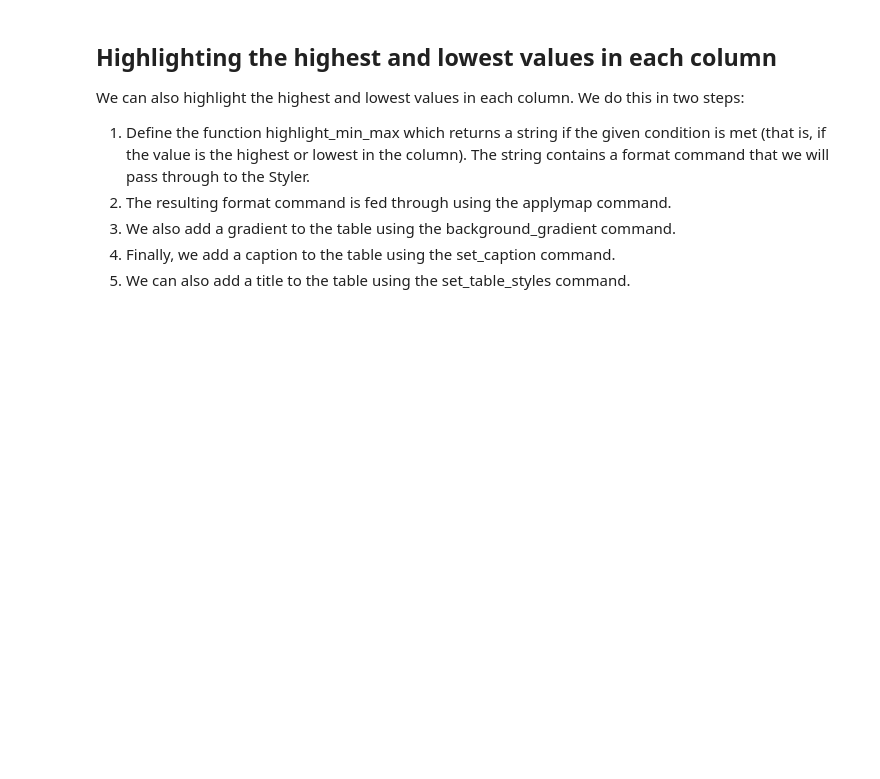
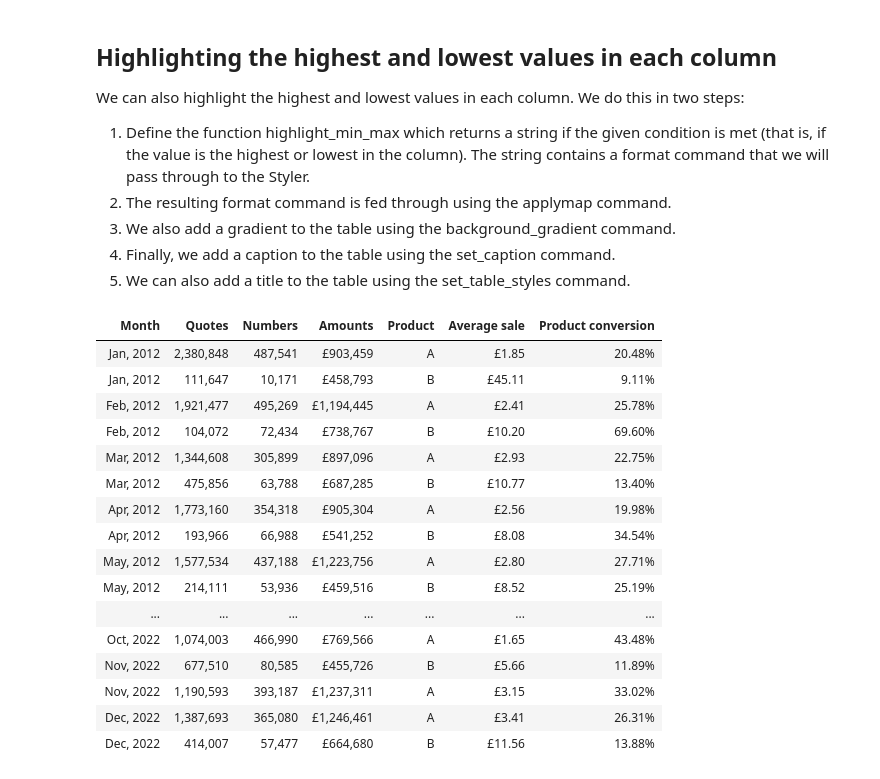
Before and after one commit to jtuchinsky/Datascience-Toolkit, a Jupyter notebook: Pandas/Table Formatting/table_formatting.ipynb, the cells around one changed output. Saved outputs shown, nothing was run; the diff lists cells and outputs as text; code cells hidden in the pictures; blank space fills up the shorter version.

```diff
--- a/Pandas/Table Formatting/table_formatting.ipynb
+++ b/Pandas/Table Formatting/table_formatting.ipynb
@@ -268,28 +268,49 @@ We can also highlight the highest and lowest values in each column. We do this i
 # %%
 def highlight_min_max(value, background_color='yellow'):
     breakpoint()
     # ret = ''
     if value == value.min():
         ret = f'background-color: {background_color}'
     elif value == value.max():
         ret = f'background-color: {background_color}'
     else:
         ret = ''
     print(ret)
     return ret
 
 styler = df.style\
-    .highlight_min(color='pink')\
-    .highlight_max(color='lightgreen')\
+    .highlight_min(color='pink', subset= ['Quotes', 'Numbers', 'Amounts', 'Average sale'])\
+    .highlight_max(color='lightgreen', )\
     .format(  # format the table
         {
             'Month':'{:%b, %Y}',
             'Quotes':'{:,.0f}',
             'Numbers':'{:,.0f}',
             'Amounts':'£{:,.0f}',
             'Average sale':'£{:,.2f}',
             'Product conversion':'{:.2%}'
         }
     ).hide()  # hide the index
 
+if styler:
+    display(styler)
+
 # breakpoint()
+# %% [output]
+| Month | Quotes | Numbers | Amounts | Product | Average sale | Product conversion |
+| Jan, 2012 | 2,380,848 | 487,541 | £903,459 | A | £1.85 | 20.48% |
+| Jan, 2012 | 111,647 | 10,171 | £458,793 | B | £45.11 | 9.11% |
+| Feb, 2012 | 1,921,477 | 495,269 | £1,194,445 | A | £2.41 | 25.78% |
+| Feb, 2012 | 104,072 | 72,434 | £738,767 | B | £10.20 | 69.60% |
+| Mar, 2012 | 1,344,608 | 305,899 | £897,096 | A | £2.93 | 22.75% |
+| Mar, 2012 | 475,856 | 63,788 | £687,285 | B | £10.77 | 13.40% |
+| Apr, 2012 | 1,773,160 | 354,318 | £905,304 | A | £2.56 | 19.98% |
+| Apr, 2012 | 193,966 | 66,988 | £541,252 | B | £8.08 | 34.54% |
+| May, 2012 | 1,577,534 | 437,188 | £1,223,756 | A | £2.80 | 27.71% |
+| May, 2012 | 214,111 | 53,936 | £459,516 | B | £8.52 | 25.19% |
+| ... | ... | ... | ... | ... | ... | ... |
+| Oct, 2022 | 1,074,003 | 466,990 | £769,566 | A | £1.65 | 43.48% |
+| Nov, 2022 | 677,510 | 80,585 | £455,726 | B | £5.66 | 11.89% |
+| Nov, 2022 | 1,190,593 | 393,187 | £1,237,311 | A | £3.15 | 33.02% |
+| Dec, 2022 | 1,387,693 | 365,080 | £1,246,461 | A | £3.41 | 26.31% |
+| Dec, 2022 | 414,007 | 57,477 | £664,680 | B | £11.56 | 13.88% |
```
Also changed, not shown: parts of 11 cells of this notebook.
